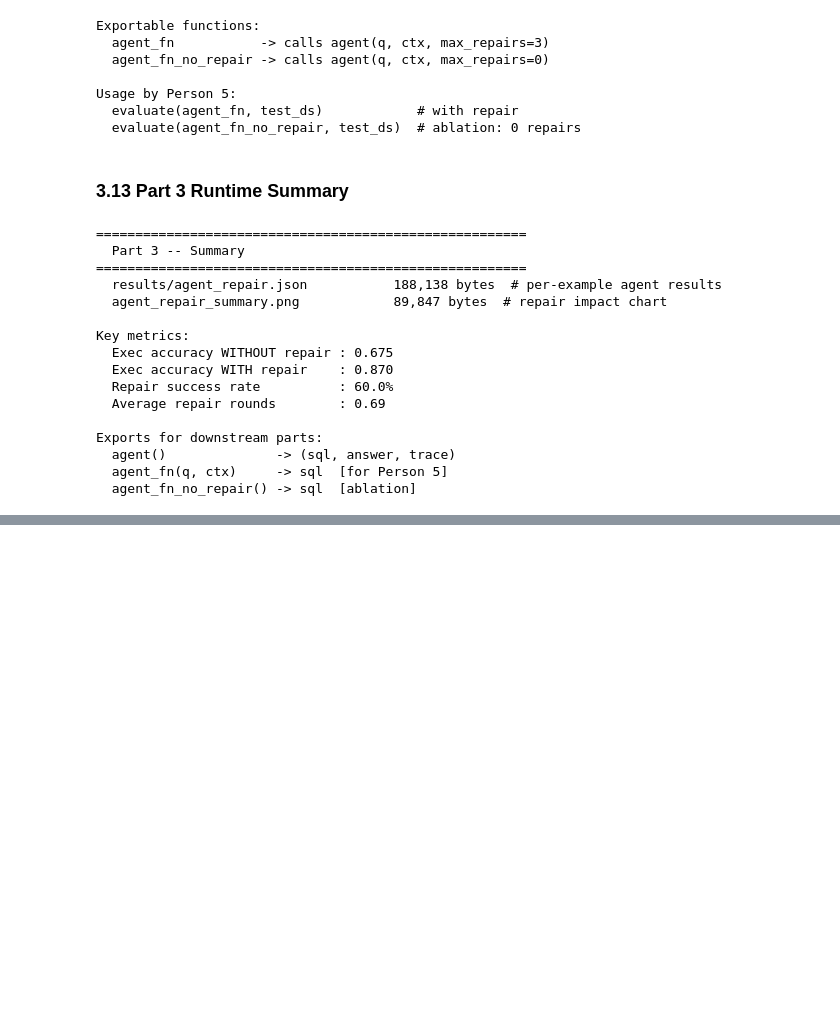
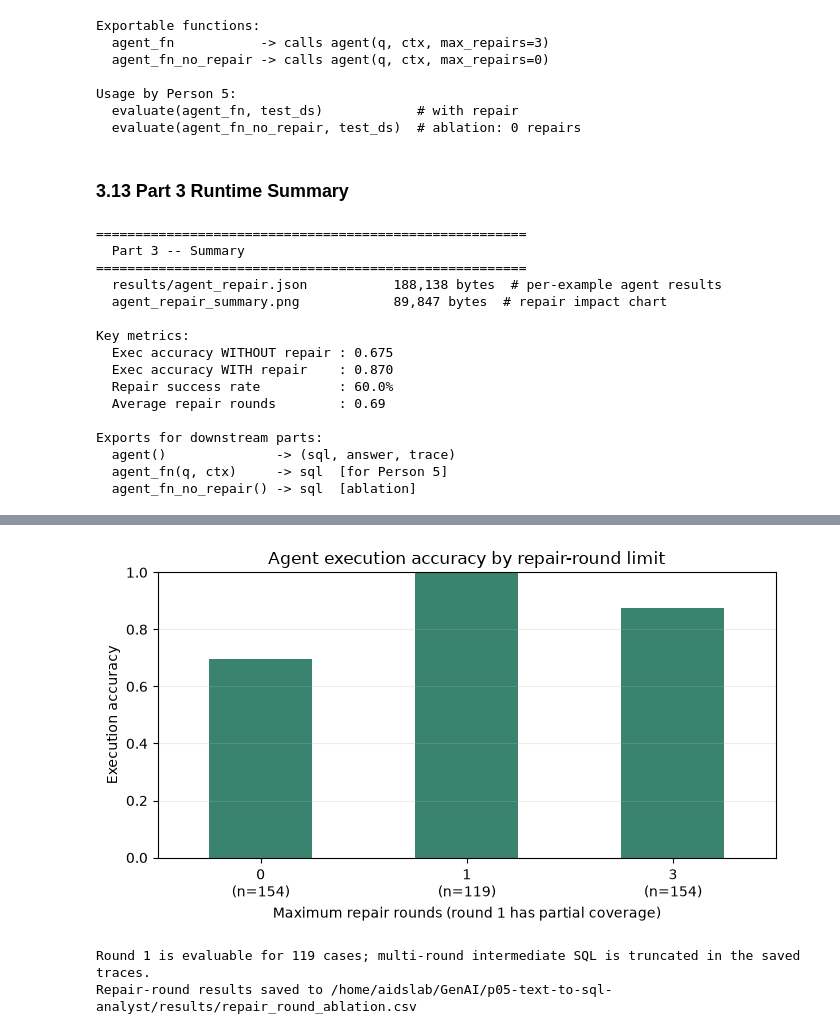
Before and after one commit to Pappu-Meghana-Sharma/p05-text-to-sql-analyst, a Jupyter notebook: ProjectReferences/P05_Text_to_SQL_Final.ipynb, the cells around one changed output, grey strips where cells are left out. Drawn from its saved outputs; the diff is of its cells as text; code cells hidden in the pictures; blank space fills up the shorter version.

```diff
--- a/ProjectReferences/P05_Text_to_SQL_Final.ipynb
+++ b/ProjectReferences/P05_Text_to_SQL_Final.ipynb
@@ -2037,0 +2713,77 @@ Exports for downstream parts:
+# %%
+EVAL_REPAIR_ROWS = []
+EVAL_AGENT_BY_ROUND = {}
+EVAL_AGENT_FINAL = EVAL_DF.loc[EVAL_DF["system"] == "Agent with repair"].set_index("id")
+
+for example_id in sorted(EVAL_COMMON_IDS):
+    if example_id not in EVAL_ARTIFACTS.get("Agent with repair", {}):
+        continue
+    agent_record = EVAL_ARTIFACTS["Agent with repair"][example_id]
+    initial_success = bool(agent_record.get("first_correct", False))
+    final_success = bool(EVAL_AGENT_FINAL.loc[example_id, "correct"])
+    actual_rounds = int(agent_record.get("repair_rounds", 0) or 0)
+    round_outcomes = {0: (initial_success, True), 3: (final_success, True)}
+    round_outcomes[1] = (
+        (initial_success if actual_rounds == 0 else final_success, True)
+        if actual_rounds <= 1
+        else (False, False)
+    )
+    EVAL_AGENT_BY_ROUND[example_id] = round_outcomes
+
+    for round_limit in (0, 1, 3):
+        correct, evaluable = round_outcomes[round_limit]
+        if evaluable:
+            EVAL_REPAIR_ROWS.append({
+                "id": example_id,
+                "round_limit": round_limit,
+                "correct": correct,
+                "initial_correct": initial_success,
+                "repair_success": (not initial_success and correct),
+                "rounds_used": min(actual_rounds, round_limit),
+            })
+
+EVAL_REPAIR_CASES = pd.DataFrame(EVAL_REPAIR_ROWS)
+EVAL_REPAIR_TABLE = (
+    EVAL_REPAIR_CASES.groupby("round_limit")
+    .agg(
+        n=("id", "nunique"),
+        execution_accuracy=("correct", "mean"),
+        initial_accuracy=("initial_correct", "mean"),
+        avg_rounds_used=("rounds_used", "mean"),
+    )
+    .reset_index()
+)
+for row_index, row in EVAL_REPAIR_TABLE.iterrows():
+    limit = int(row["round_limit"])
+    known_cases = EVAL_REPAIR_CASES[EVAL_REPAIR_CASES["round_limit"] == limit]
+    initial_failures = int((~known_cases["initial_correct"]).sum())
+    fixed_count = int(known_cases["repair_success"].sum())
+    EVAL_REPAIR_TABLE.loc[row_index, "repair_success_rate"] = (
+        fixed_count / initial_failures if initial_failures else np.nan
+    )
+
+EVAL_REPAIR_TABLE.to_csv(EVAL_RESULTS / "repair_round_ablation.csv", index=False)
+display(EVAL_REPAIR_TABLE.style.format({
+    "execution_accuracy": "{:.1%}",
+    "initial_accuracy": "{:.1%}",
+    "repair_success_rate": "{:.1%}",
+    "avg_rounds_used": "{:.2f}",
+}))
+
+repair_plot = EVAL_REPAIR_TABLE.plot(
+    x="round_limit", y="execution_accuracy", kind="bar", legend=False,
+    figsize=(7, 4), ylim=(0, 1), color="#39836f",
+)
+repair_plot.set_title("Agent execution accuracy by repair-round limit")
+repair_plot.set_xlabel("Maximum repair rounds (round 1 has partial coverage)")
+repair_plot.set_ylabel("Execution accuracy")
+repair_plot.set_xticklabels([
+    f"{int(row.round_limit)}\n(n={int(row.n)})" for row in EVAL_REPAIR_TABLE.itertuples()
+], rotation=0)
+repair_plot.grid(axis="y", alpha=0.25)
+plt.tight_layout()
+plt.savefig(EVAL_ROOT / "repair_round_ablation.png", dpi=140, bbox_inches="tight")
+plt.show()
+print(f"Round 1 is evaluable for {int(EVAL_REPAIR_TABLE.loc[EVAL_REPAIR_TABLE['round_limit'] == 1, 'n'].iloc[0])} cases; multi-round intermediate SQL is truncated in the saved traces.")
+print(f"Repair-round results saved to {EVAL_RESULTS / 'repair_round_ablation.csv'}")
+# %% [output]
@@ -2037,0 +2794,3 @@ Exports for downstream parts:
+[figure, added]
+Round 1 is evaluable for 119 cases; multi-round intermediate SQL is truncated in the saved traces.
+Repair-round results saved to /home/aidslab/GenAI/p05-text-to-sql-analyst/results/repair_round_ablation.csv
```
Also changed, not shown: parts of 54 cells of this notebook.
